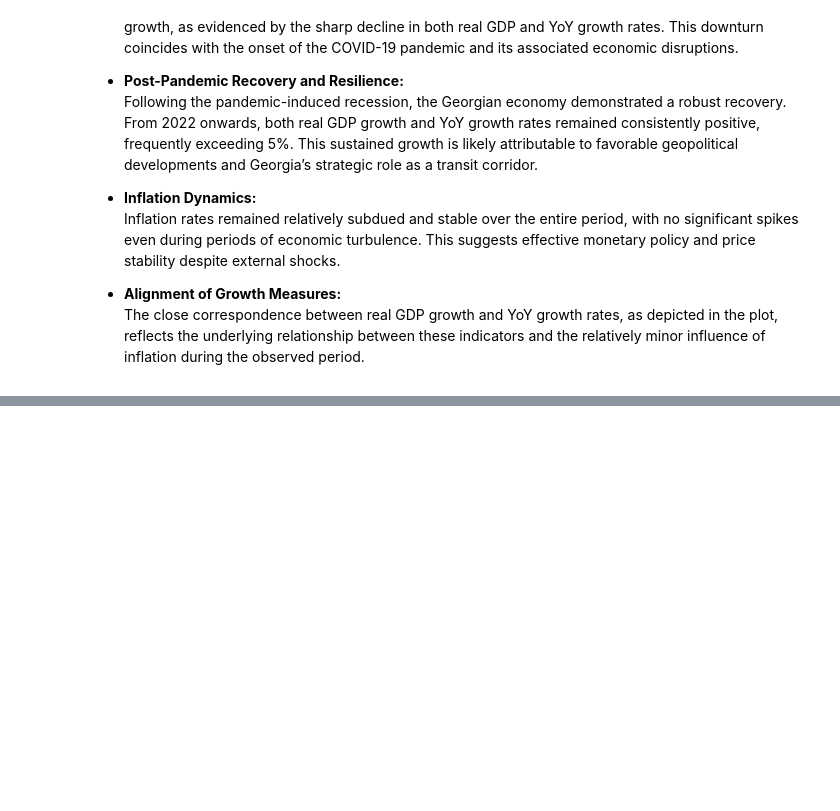
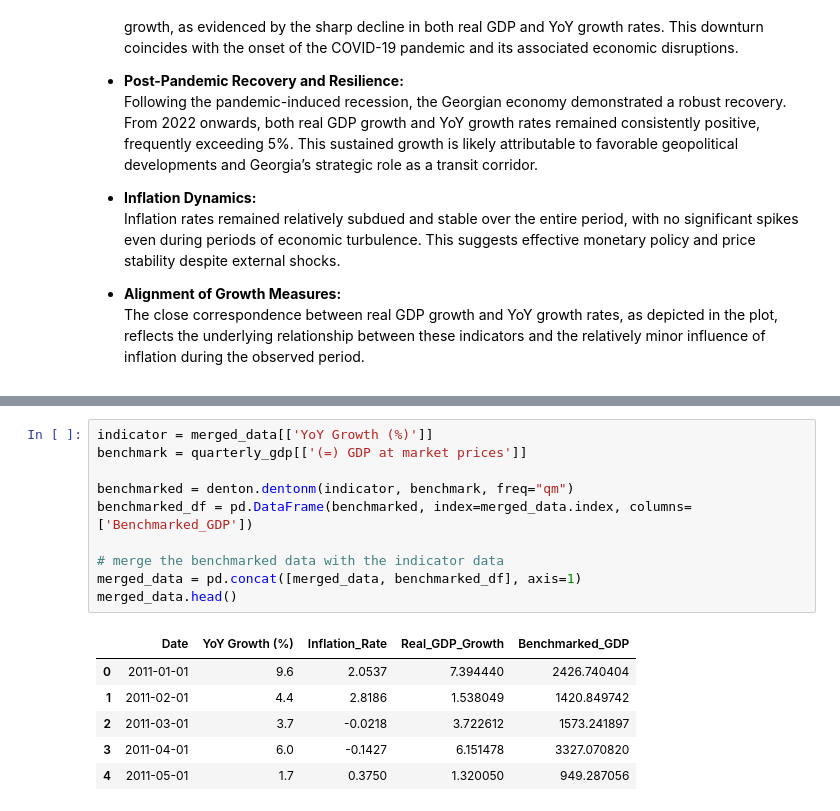
Before and after one commit to DavitGamtenadze/ISET_CPD_Business_Cycle, a Jupyter notebook: notebooks/Quarterly_GDP_to_monthly.ipynb, the cells around one changed output, grey strips where cells are left out. Drawn from its saved outputs; the diff is of its cells as text; blank space fills up the shorter version.

```diff
--- a/notebooks/Quarterly_GDP_to_monthly.ipynb
+++ b/notebooks/Quarterly_GDP_to_monthly.ipynb
@@ -216,0 +306,17 @@ merged_data.to_csv('../data/processed_data/georgia_monthly_growth_and_inflation_
+# %%
+indicator = merged_data[['YoY Growth (%)']]
+benchmark = quarterly_gdp[['(=) GDP at market prices']]
+
+benchmarked = denton.dentonm(indicator, benchmark, freq="qm")
+benchmarked_df = pd.DataFrame(benchmarked, index=merged_data.index, columns=['Benchmarked_GDP'])
+
+# merge the benchmarked data with the indicator data
+merged_data = pd.concat([merged_data, benchmarked_df], axis=1)
+merged_data.head()
+# %% [output]
+|  | Date | YoY Growth (%) | Inflation_Rate | Real_GDP_Growth | Benchmarked_GDP |
+| 0 | 2011-01-01 | 9.6 | 2.0537 | 7.394440 | 2426.740404 |
+| 1 | 2011-02-01 | 4.4 | 2.8186 | 1.538049 | 1420.849742 |
+| 2 | 2011-03-01 | 3.7 | -0.0218 | 3.722612 | 1573.241897 |
+| 3 | 2011-04-01 | 6.0 | -0.1427 | 6.151478 | 3327.070820 |
+| 4 | 2011-05-01 | 1.7 | 0.3750 | 1.320050 | 949.287056 |
```
Also changed, not shown: parts of 23 cells of this notebook, 4 other files.
